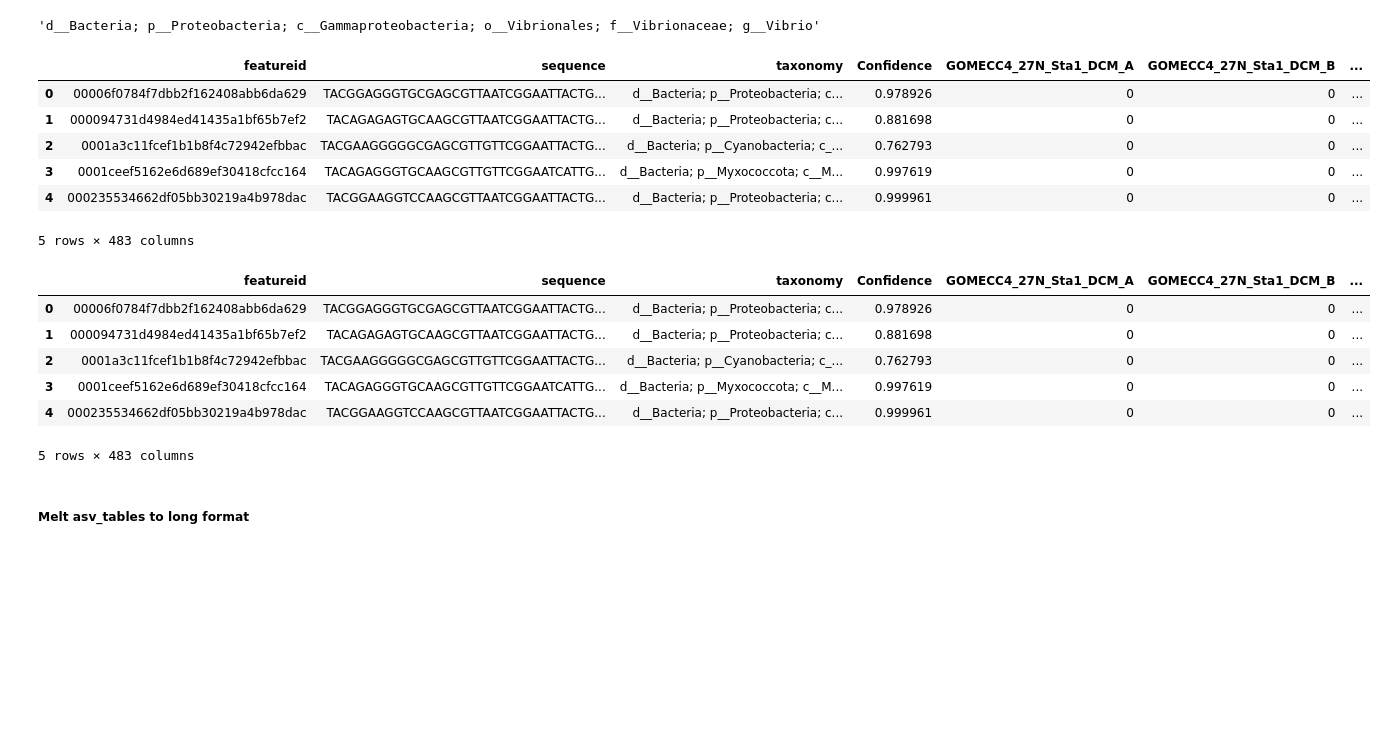
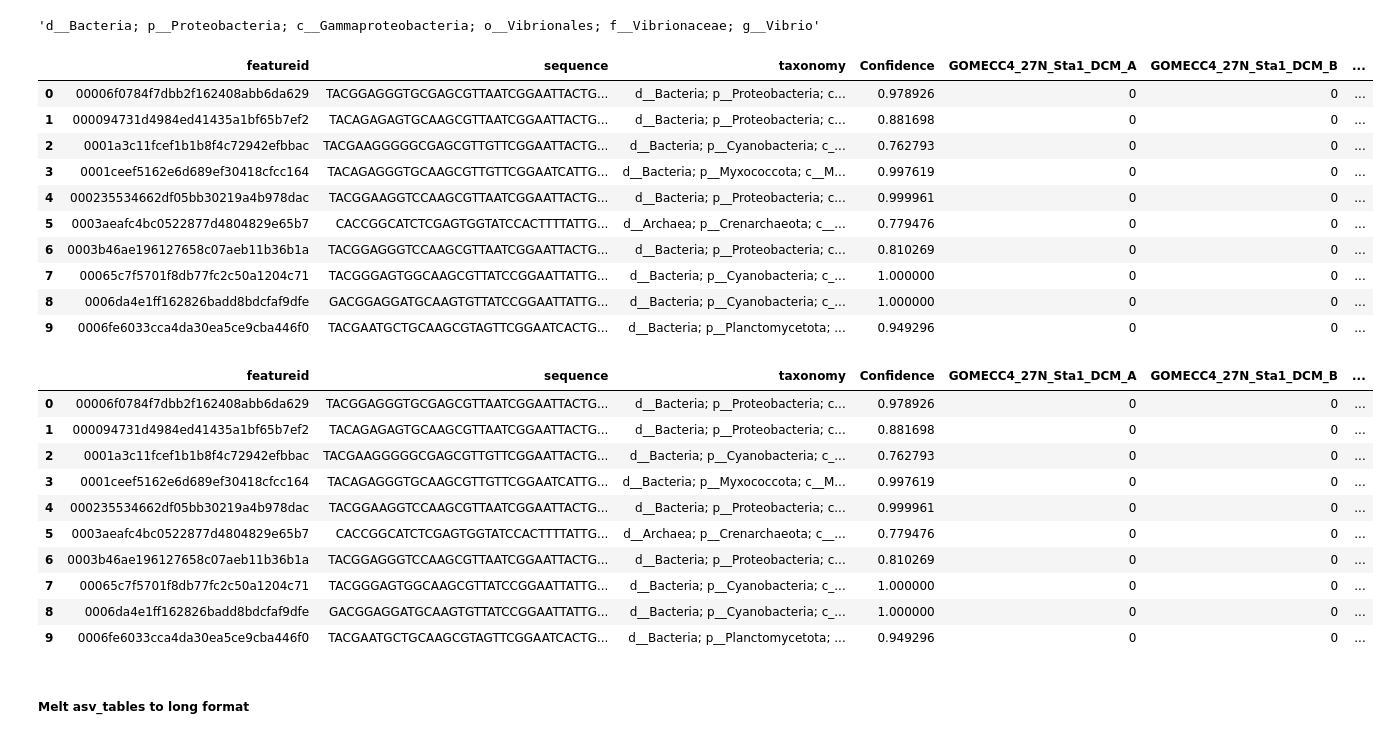
Before and after one commit to aomlomics/edna2obis, a Jupyter notebook: src/edna2obis_conversion_code.ipynb, the cells around one changed output. Cells and saved outputs as stored; diff of their text form; code cells hidden in the pictures; blank space fills up the shorter version.

```diff
--- a/src/edna2obis_conversion_code.ipynb
+++ b/src/edna2obis_conversion_code.ipynb
@@ -456,3 +465 @@ occ = {}
-# %%
-asv_tables['18S V9'] = asv_tables['18S V9'].drop(columns=samples_to_drop,errors='ignore')
 # %%
@@ -480,17 +492,17 @@ for index, row in asv_tables['18S V9'].iterrows():
             asv_tables['18S V9'].loc[index,taxa_ranks_18S[i]] = taxa[i]
 # %%
 # replace None with NA
-asv_tables['18S rRNA'] = asv_tables['18S rRNA'].fillna(value=np.nan)
+asv_tables['18S V9'] = asv_tables['18S V9'].fillna(value=np.nan)
 ## Replace 'unknown', 'unassigned', etc. in species and taxonomy columns with NaN
 
-asv_tables['18S rRNA'][taxa_ranks_18S] = asv_tables['18S rRNA'][taxa_ranks_18S].replace({'unassigned':np.nan,
+asv_tables['18S V9'][taxa_ranks_18S] = asv_tables['18S V9'][taxa_ranks_18S].replace({'unassigned':np.nan,
                             'Unassigned':np.nan,
                               's_':np.nan,
                               'g_':np.nan,
                               'unknown':np.nan,
                               'no_hit':np.nan,
                                '':np.nan})
-asv_tables['18S rRNA'].head(20)
+asv_tables['18S V9'].iloc[0:10,[0,1,2,3,4,5,6,-9,-8,-7,-6,-5,-4,-3,-2,-1]]
 # %% [output]
 |  | featureid | sequence | taxonomy | Confidence | GOMECC4_27N_Sta1_DCM_A | GOMECC4_27N_Sta1_DCM_B | ... |
 | 0 | 36aa75f9b28f5f831c2d631ba65c2bcb | GCTACTACCGATTGAACGTTTTAGTGAGGTCCT... | Eukaryota;Obazoa;Opisthokonta;Met... | 0.922099 | 1516 | 0 | ... |
@@ -513,9 +518,9 @@ asv_tables['18S rRNA'].head(20)
 # %%
 # replace _,- with space, remove sp.
 
-asv_tables['18S rRNA'][taxa_ranks_18S] = asv_tables['18S rRNA'][taxa_ranks_18S].replace('_',' ',regex=True)
-asv_tables['18S rRNA'][taxa_ranks_18S] = asv_tables['18S rRNA'][taxa_ranks_18S].replace(' sp\.','',regex=True)
-asv_tables['18S rRNA'][taxa_ranks_18S] = asv_tables['18S rRNA'][taxa_ranks_18S].replace(' spp\.','',regex=True)
-asv_tables['18S rRNA'][taxa_ranks_18S] = asv_tables['18S rRNA'][taxa_ranks_18S].replace('-',' ',regex=True)
-asv_tables['18S rRNA'][taxa_ranks_18S] = asv_tables['18S rRNA'][taxa_ranks_18S].replace('\/',' ',regex=True)
+asv_tables['18S V9'][taxa_ranks_18S] = asv_tables['18S V9'][taxa_ranks_18S].replace('_',' ',regex=True)
+asv_tables['18S V9'][taxa_ranks_18S] = asv_tables['18S V9'][taxa_ranks_18S].replace(' sp\.','',regex=True)
+asv_tables['18S V9'][taxa_ranks_18S] = asv_tables['18S V9'][taxa_ranks_18S].replace(' spp\.','',regex=True)
+asv_tables['18S V9'][taxa_ranks_18S] = asv_tables['18S V9'][taxa_ranks_18S].replace('-',' ',regex=True)
+asv_tables['18S V9'][taxa_ranks_18S] = asv_tables['18S V9'][taxa_ranks_18S].replace('\/',' ',regex=True)
 # %%
@@ -570,2 +572,0 @@ occ['18S rRNA'].head()
-# %%
-asv_tables['16S rRNA'] = asv_tables['16S rRNA'].drop(columns=samples_to_drop,errors='ignore')
@@ -586,14 +591,18 @@ asv_tables['16S rRNA']['taxonomy'][0]
 # %%
 taxa_ranks_16S = ['domain','phylum','class','order','family','genus','species']
 # %%
-asv_tables['16S rRNA'][['domain','phylum','class','order','family','genus','species']] = asv_tables['16S rRNA']['taxonomy'].str.split("; ",expand=True)
-asv_tables['16S rRNA'].head()
+asv_tables['16S V4-V5'][['domain','phylum','class','order','family','genus','species']] = asv_tables['16S V4-V5']['taxonomy'].str.split("; ",expand=True)
+asv_tables['16S V4-V5'].iloc[0:10,[0,1,2,3,4,5,6,-8,-7,-6,-5,-4,-3,-2,-1]]
 # %% [output]
 |  | featureid | sequence | taxonomy | Confidence | GOMECC4_27N_Sta1_DCM_A | GOMECC4_27N_Sta1_DCM_B | ... |
 | 0 | 00006f0784f7dbb2f162408abb6da629 | TACGGAGGGTGCGAGCGTTAATCGGAATTACTG... | d__Bacteria; p__Proteobacteria; c... | 0.978926 | 0 | 0 | ... |
 | 1 | 000094731d4984ed41435a1bf65b7ef2 | TACAGAGAGTGCAAGCGTTAATCGGAATTACTG... | d__Bacteria; p__Proteobacteria; c... | 0.881698 | 0 | 0 | ... |
 | 2 | 0001a3c11fcef1b1b8f4c72942efbbac | TACGAAGGGGGCGAGCGTTGTTCGGAATTACTG... | d__Bacteria; p__Cyanobacteria; c_... | 0.762793 | 0 | 0 | ... |
 | 3 | 0001ceef5162e6d689ef30418cfcc164 | TACAGAGGGTGCAAGCGTTGTTCGGAATCATTG... | d__Bacteria; p__Myxococcota; c__M... | 0.997619 | 0 | 0 | ... |
 | 4 | 000235534662df05bb30219a4b978dac | TACGGAAGGTCCAAGCGTTAATCGGAATTACTG... | d__Bacteria; p__Proteobacteria; c... | 0.999961 | 0 | 0 | ... |
+| 5 | 0003aeafc4bc0522877d4804829e65b7 | CACCGGCATCTCGAGTGGTATCCACTTTTATTG... | d__Archaea; p__Crenarchaeota; c__... | 0.779476 | 0 | 0 | ... |
+| 6 | 0003b46ae196127658c07aeb11b36b1a | TACGGAGGGTCCAAGCGTTAATCGGAATTACTG... | d__Bacteria; p__Proteobacteria; c... | 0.810269 | 0 | 0 | ... |
+| 7 | 00065c7f5701f8db77fc2c50a1204c71 | TACGGGAGTGGCAAGCGTTATCCGGAATTATTG... | d__Bacteria; p__Cyanobacteria; c_... | 1.000000 | 0 | 0 | ... |
+| 8 | 0006da4e1ff162826badd8bdcfaf9dfe | GACGGAGGATGCAAGTGTTATCCGGAATTATTG... | d__Bacteria; p__Cyanobacteria; c_... | 1.000000 | 0 | 0 | ... |
+| 9 | 0006fe6033cca4da30ea5ce9cba446f0 | TACGAATGCTGCAAGCGTAGTTCGGAATCACTG... | d__Bacteria; p__Planctomycetota; ... | 0.949296 | 0 | 0 | ... |
-5 rows × 483 columns
 # %%
@@ -607,15 +616,15 @@ asv_tables['16S rRNA']['species'] = asv_tables['16S rRNA']['species'].str.replac
 # %%
 # replace None with NA
-asv_tables['16S rRNA'] = asv_tables['16S rRNA'].fillna(value=np.nan)
+asv_tables['16S V4-V5'] = asv_tables['16S V4-V5'].fillna(value=np.nan)
 ## Replace 'unknown', 'unassigned', etc. in species and taxonomy columns with NaN
 
-asv_tables['16S rRNA'][taxa_ranks_16S] = asv_tables['16S rRNA'][taxa_ranks_16S].replace({'unassigned':np.nan,'Unassigned':np.nan,
+asv_tables['16S V4-V5'][taxa_ranks_16S] = asv_tables['16S V4-V5'][taxa_ranks_16S].replace({'unassigned':np.nan,'Unassigned':np.nan,
                               's_':np.nan,
                               'g_':np.nan,
                               'unknown':np.nan,
                               'no_hit':np.nan,
                                '':np.nan})
-asv_tables['16S rRNA'].head()
+asv_tables['16S V4-V5'].iloc[0:10,[0,1,2,3,4,5,6,-8,-7,-6,-5,-4,-3,-2,-1]]
 # %% [output]
 |  | featureid | sequence | taxonomy | Confidence | GOMECC4_27N_Sta1_DCM_A | GOMECC4_27N_Sta1_DCM_B | ... |
 | 0 | 00006f0784f7dbb2f162408abb6da629 | TACGGAGGGTGCGAGCGTTAATCGGAATTACTG... | d__Bacteria; p__Proteobacteria; c... | 0.978926 | 0 | 0 | ... |
@@ -623,7 +632,11 @@ asv_tables['16S rRNA'].head()
 | 2 | 0001a3c11fcef1b1b8f4c72942efbbac | TACGAAGGGGGCGAGCGTTGTTCGGAATTACTG... | d__Bacteria; p__Cyanobacteria; c_... | 0.762793 | 0 | 0 | ... |
 | 3 | 0001ceef5162e6d689ef30418cfcc164 | TACAGAGGGTGCAAGCGTTGTTCGGAATCATTG... | d__Bacteria; p__Myxococcota; c__M... | 0.997619 | 0 | 0 | ... |
 | 4 | 000235534662df05bb30219a4b978dac | TACGGAAGGTCCAAGCGTTAATCGGAATTACTG... | d__Bacteria; p__Proteobacteria; c... | 0.999961 | 0 | 0 | ... |
+| 5 | 0003aeafc4bc0522877d4804829e65b7 | CACCGGCATCTCGAGTGGTATCCACTTTTATTG... | d__Archaea; p__Crenarchaeota; c__... | 0.779476 | 0 | 0 | ... |
+| 6 | 0003b46ae196127658c07aeb11b36b1a | TACGGAGGGTCCAAGCGTTAATCGGAATTACTG... | d__Bacteria; p__Proteobacteria; c... | 0.810269 | 0 | 0 | ... |
+| 7 | 00065c7f5701f8db77fc2c50a1204c71 | TACGGGAGTGGCAAGCGTTATCCGGAATTATTG... | d__Bacteria; p__Cyanobacteria; c_... | 1.000000 | 0 | 0 | ... |
+| 8 | 0006da4e1ff162826badd8bdcfaf9dfe | GACGGAGGATGCAAGTGTTATCCGGAATTATTG... | d__Bacteria; p__Cyanobacteria; c_... | 1.000000 | 0 | 0 | ... |
+| 9 | 0006fe6033cca4da30ea5ce9cba446f0 | TACGAATGCTGCAAGCGTAGTTCGGAATCACTG... | d__Bacteria; p__Planctomycetota; ... | 0.949296 | 0 | 0 | ... |
-5 rows × 483 columns
 # %%
 # replace _,- with space, remove sp.
 
```
Also changed, not shown: parts of 253 cells of this notebook, 6 other files.
